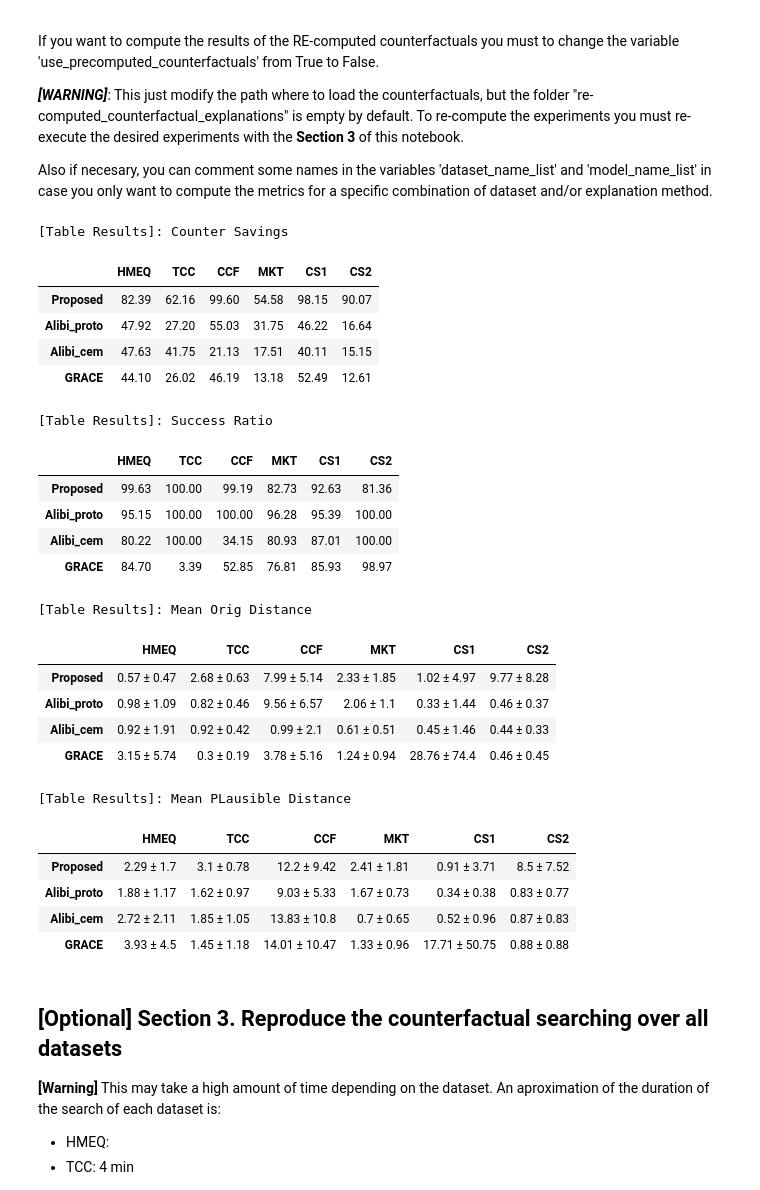
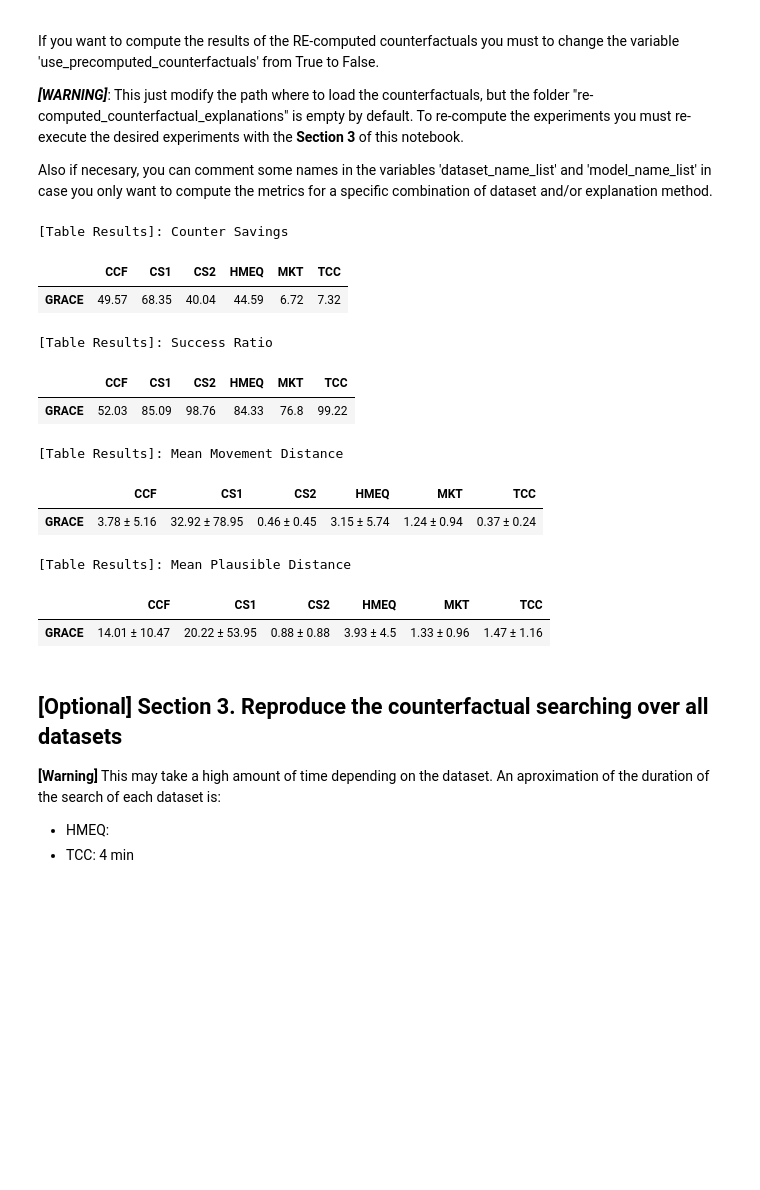
Before and after one commit to JavierMediaRB/EDCcounterfactuals, a Jupyter notebook: notebooks/Compute_experiments_with_GRACE.ipynb, the cells around one changed output. Saved outputs shown, nothing was run; the diff lists cells and outputs as text; code cells hidden in the pictures; blank space fills up the shorter version.

```diff
--- a/notebooks/Compute_experiments_with_GRACE.ipynb
+++ b/notebooks/Compute_experiments_with_GRACE.ipynb
@@ -53,69 +53,57 @@ dataset_name_list = [  # Comment any dataset to not compute the metrics of its c
                      'CS2',
                      ]
 method_name_list = [  # Comment any method to not compute the metrics of its counterfactuals.
-                    'Proposed',
-                    'Alibi_proto',
-                    'Alibi_cem',
+                    #'Proposed',
+                    #'Alibi_proto',
+                    #'Alibi_cem',
                     'GRACE'
                     ]
-use_precomputed_counterfactuals = True  # Change to False for compute metrics of RE-computed counterfactuals.
+use_precomputed_counterfactuals = False  # Change to False for compute metrics of RE-computed counterfactuals.
 verbose = False
 ##########################################
 
 if use_precomputed_counterfactuals:
     # To compute the resulting metrics of the PRE-computed counterfactuals
     load_experiments_path = path_precomputed_counterfactuals
 else:
     # To compute the resulting metrics of the RE-computed counterfactuals
     load_experiments_path = path_save_counterfactual
 
 final_results = compute_metrics(method_name_list=method_name_list,
                                 dataset_name_list=dataset_name_list,
                                 load_experiments_path=load_experiments_path,
                                 verbose=verbose)
 
 global_mean_orig_distance = final_results['global_mean_orig_distance']
 global_mean_plausible_distance = final_results['global_mean_plausible_distance']
 global_succeed_ratio = final_results['global_succeed_ratio']
 global_counter_savings = final_results['global_counter_savings']
 global_results_dict = final_results['global_results_dict']
 
 print("\n\n[Table Results]: Counter Savings")
 display(pandas.DataFrame(global_counter_savings).transpose())
 
 print("\n\n[Table Results]: Success Ratio")
 display(pandas.DataFrame(global_succeed_ratio).transpose())
 
-print("\n\n[Table Results]: Mean Orig Distance")
+print("\n\n[Table Results]: Mean Movement Distance")
 display(pandas.DataFrame(global_mean_orig_distance).transpose())
 
-print("\n\n[Table Results]: Mean PLausible Distance")
+print("\n\n[Table Results]: Mean Plausible Distance")
 display(pandas.DataFrame(global_mean_plausible_distance).transpose())
 # %% [output]
 [Table Results]: Counter Savings
-|  | HMEQ | TCC | CCF | MKT | CS1 | CS2 |
-| Proposed | 82.39 | 62.16 | 99.60 | 54.58 | 98.15 | 90.07 |
-| Alibi_proto | 47.92 | 27.20 | 55.03 | 31.75 | 46.22 | 16.64 |
-| Alibi_cem | 47.63 | 41.75 | 21.13 | 17.51 | 40.11 | 15.15 |
-| GRACE | 44.10 | 26.02 | 46.19 | 13.18 | 52.49 | 12.61 |
+|  | CCF | CS1 | CS2 | HMEQ | MKT | TCC |
+| GRACE | 49.57 | 68.35 | 40.04 | 44.59 | 6.72 | 7.32 |
 [Table Results]: Success Ratio
-|  | HMEQ | TCC | CCF | MKT | CS1 | CS2 |
-| Proposed | 99.63 | 100.00 | 99.19 | 82.73 | 92.63 | 81.36 |
-| Alibi_proto | 95.15 | 100.00 | 100.00 | 96.28 | 95.39 | 100.00 |
-| Alibi_cem | 80.22 | 100.00 | 34.15 | 80.93 | 87.01 | 100.00 |
-| GRACE | 84.70 | 3.39 | 52.85 | 76.81 | 85.93 | 98.97 |
+|  | CCF | CS1 | CS2 | HMEQ | MKT | TCC |
+| GRACE | 52.03 | 85.09 | 98.76 | 84.33 | 76.8 | 99.22 |
-[Table Results]: Mean Orig Distance
+[Table Results]: Mean Movement Distance
-|  | HMEQ | TCC | CCF | MKT | CS1 | CS2 |
-| Proposed | 0.57 ± 0.47 | 2.68 ± 0.63 | 7.99 ± 5.14 | 2.33 ± 1.85 | 1.02 ± 4.97 | 9.77 ± 8.28 |
-| Alibi_proto | 0.98 ± 1.09 | 0.82 ± 0.46 | 9.56 ± 6.57 | 2.06 ± 1.1 | 0.33 ± 1.44 | 0.46 ± 0.37 |
-| Alibi_cem | 0.92 ± 1.91 | 0.92 ± 0.42 | 0.99 ± 2.1 | 0.61 ± 0.51 | 0.45 ± 1.46 | 0.44 ± 0.33 |
-| GRACE | 3.15 ± 5.74 | 0.3 ± 0.19 | 3.78 ± 5.16 | 1.24 ± 0.94 | 28.76 ± 74.4 | 0.46 ± 0.45 |
+|  | CCF | CS1 | CS2 | HMEQ | MKT | TCC |
+| GRACE | 3.78 ± 5.16 | 32.92 ± 78.95 | 0.46 ± 0.45 | 3.15 ± 5.74 | 1.24 ± 0.94 | 0.37 ± 0.24 |
-[Table Results]: Mean PLausible Distance
+[Table Results]: Mean Plausible Distance
-|  | HMEQ | TCC | CCF | MKT | CS1 | CS2 |
-| Proposed | 2.29 ± 1.7 | 3.1 ± 0.78 | 12.2 ± 9.42 | 2.41 ± 1.81 | 0.91 ± 3.71 | 8.5 ± 7.52 |
-| Alibi_proto | 1.88 ± 1.17 | 1.62 ± 0.97 | 9.03 ± 5.33 | 1.67 ± 0.73 | 0.34 ± 0.38 | 0.83 ± 0.77 |
-| Alibi_cem | 2.72 ± 2.11 | 1.85 ± 1.05 | 13.83 ± 10.8 | 0.7 ± 0.65 | 0.52 ± 0.96 | 0.87 ± 0.83 |
-| GRACE | 3.93 ± 4.5 | 1.45 ± 1.18 | 14.01 ± 10.47 | 1.33 ± 0.96 | 17.71 ± 50.75 | 0.88 ± 0.88 |
+|  | CCF | CS1 | CS2 | HMEQ | MKT | TCC |
+| GRACE | 14.01 ± 10.47 | 20.22 ± 53.95 | 0.88 ± 0.88 | 3.93 ± 4.5 | 1.33 ± 0.96 | 1.47 ± 1.16 |
 # %% [markdown]
 ## [Optional]  Section 3. Reproduce the counterfactual searching over all datasets
 
```
Also changed, not shown: parts of 1 cell of this notebook, 18 other files.
